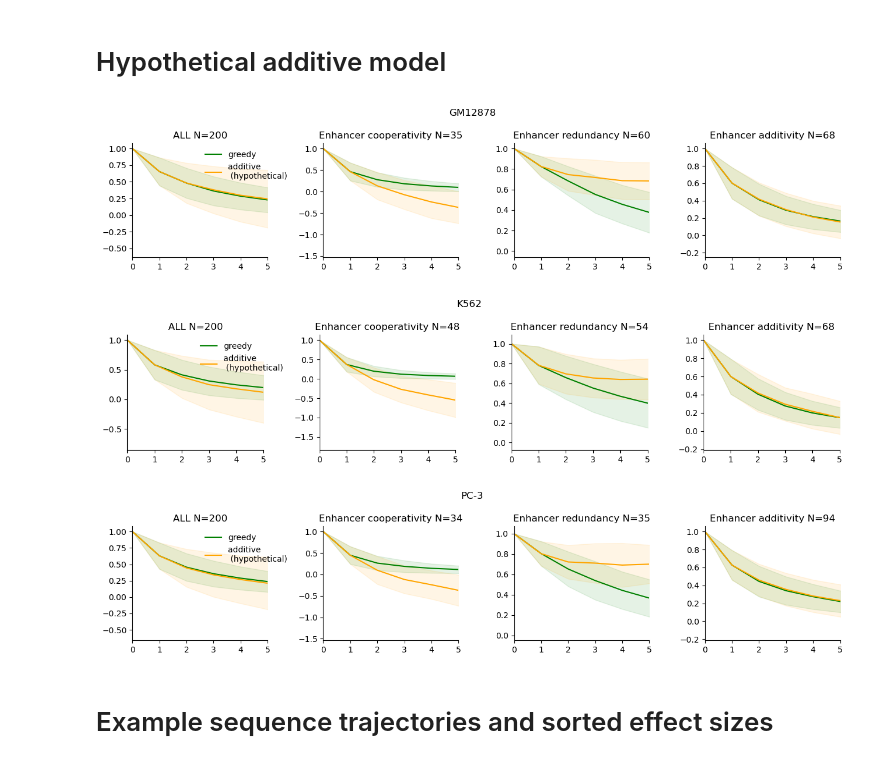
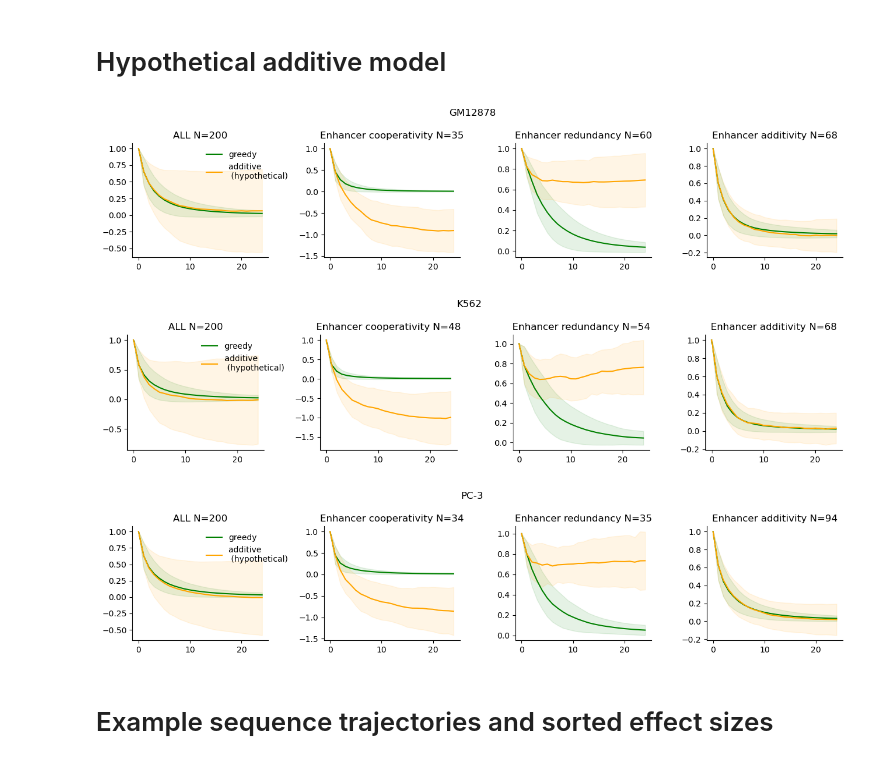
Before and after one commit to p-koo/creme-nn, a Jupyter notebook: figures/enhancer_greedy_search.ipynb, the cells around one changed output. Cells and saved outputs as stored; diff of their text form; code cells hidden in the pictures.

```diff
--- a/figures/enhancer_greedy_search.ipynb
+++ b/figures/enhancer_greedy_search.ipynb
@@ -154,37 +154,37 @@ for cell_line, cell_df in all_traces.groupby('cell_line'):
     for label_stratum, point_indexes in strata[cell_line].items():
         df_per_stratum = pd.DataFrame(seq_ids[point_indexes])
         df_per_stratum.columns = ['seq_id']
         df_per_stratum['cell_line'] = cell_line
         df_per_stratum['label'] = label_stratum
         strata_seq_ids.append(df_per_stratum)
     all_points = np.arange(len(sign))
 
     fig, axes = plt.subplots(1, len(titles), figsize=[13, 3])
     curve_labels = ['greedy', 'additive \n (hypothetical)']
 
     for p, points in enumerate([all_points, pos_points, neg_points, zero_points]):
         ax = axes[p]
         ax.set_title(f'{titles[p]} N={len(points)}')
         trace_set, hypothetical_trace_set = enhancing_greedy[points], enhancing_hyp[points]
         for i, t in enumerate([trace_set, hypothetical_trace_set]):
 
             t_mean = t.mean(axis=0)
             t_std = t.std(axis=0)
             ax.plot(t_mean, color=colors[i], alpha=1, label=curve_labels[i])
 
             ax.fill_between(range(len(t_mean)), t_mean-t_std, t_mean+t_std, alpha=0.1, color=colors[i])
             ax.spines['top'].set_visible(False)
             ax.spines['right'].set_visible(False)
-            ax.set_xlim(0, 5)
+            # ax.set_xlim(0, 5)
     axes[0].legend(frameon=False, bbox_to_anchor=[1.2,1])
     plt.suptitle(cell_line)
     plt.tight_layout()
     fig.savefig(f'{pdf_dir}/{cell_line}_greedy_vs_additive.pdf')
 strata_seq_ids = pd.concat(strata_seq_ids)
 # %% [output]
-[figure, old version]
+[figure, new version]
-[figure, old version]
+[figure, new version]
-[figure, old version]
+[figure, new version]
 # %% [markdown]
 # Example sequence trajectories and sorted effect sizes
 # %%
```
Also changed, not shown: parts of 9 cells of this notebook, 8 other files.
